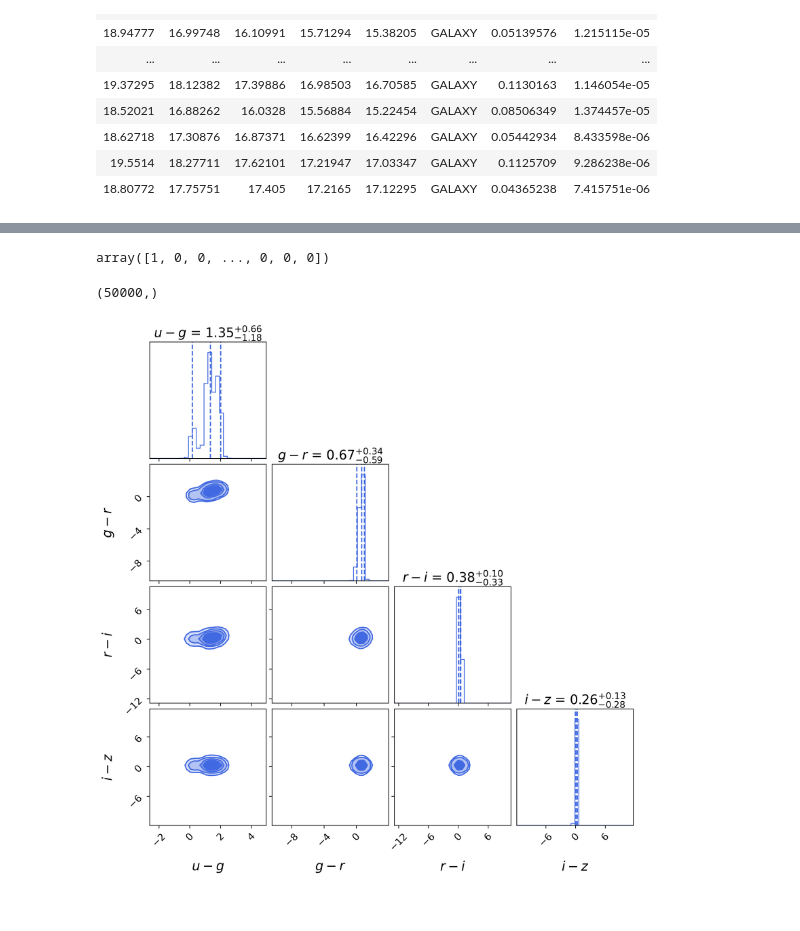
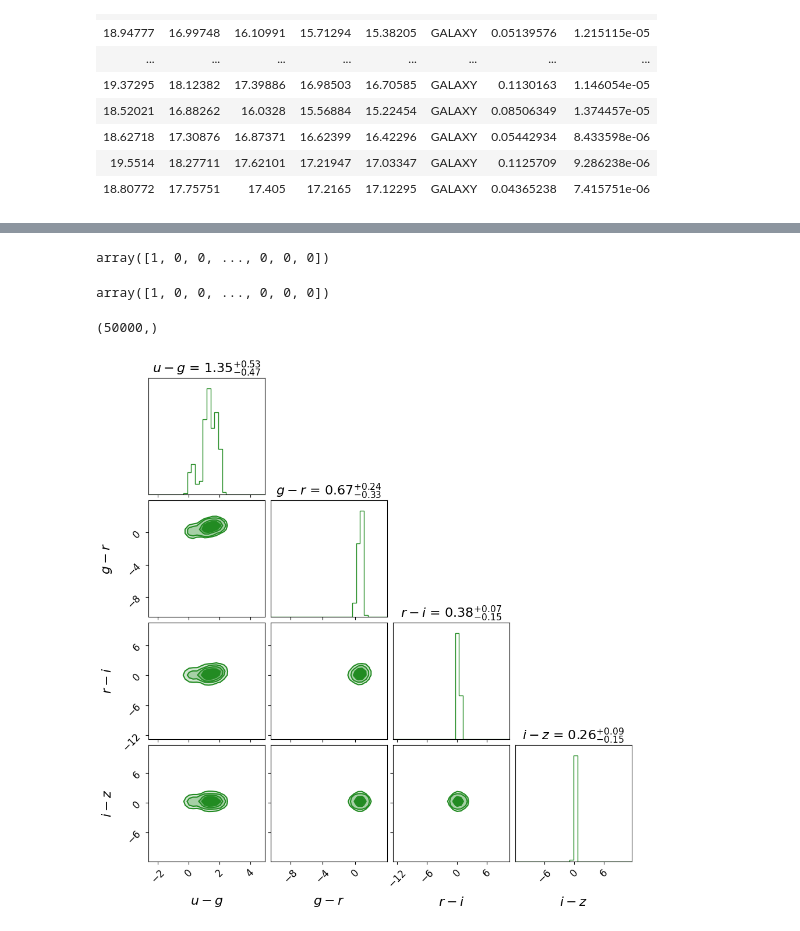
Before and after one commit to olli-e-benji/Astrostatistics-and-Machine-Learning-2023, a Jupyter notebook: working/L19_ClassificationQuasarGalaxy.ipynb, the cells around one changed output, grey strips where cells are left out. Saved outputs shown, nothing was run; the diff lists cells and outputs as text; code cells hidden in the pictures.

```diff
--- a/working/L19_ClassificationQuasarGalaxy.ipynb
+++ b/working/L19_ClassificationQuasarGalaxy.ipynb
@@ -59,7 +55,10 @@ kind = np.array(kind)
 # %%
-fast_kind = np.where(data['class'] == 'QSO', 1, 0)
+label = np.where(data['class'] == 'QSO', 1, 0)
+label
+# %% [output]
+array([1, 0, 0, ..., 0, 0, 0])
-# %%
-fast_kind
-# %% [output]
-array([1, 0, 0, ..., 0, 0, 0])
+# %%
+label
+# %% [output]
+array([1, 0, 0, ..., 0, 0, 0])
 # %%
@@ -73,23 +68,24 @@ tofit = np.column_stack([u_g, g_r, r_i, i_z])
 # %%
+tofit = np.column_stack([u_g, g_r, r_i, i_z])
 labels = [r"$u-g$", r"$g-r$", r"$r-i$", r"$i-z$"]
 
 #Pretty-plotting arguments for corner plots
 CORNER_KWARGS = dict(
     smooth = 1,
     label_kwargs = dict(fontsize=16),
     title_kwargs = dict(fontsize=16),
     bins = 30,
     labels = labels,
-    quantiles = [0.05, 0.50, 0.95],
+    #quantiles = [0.05, 0.50, 0.95],
     levels = [0.50, 0.68, 0.85, 0.95],
-    color = 'royalblue',
+    color = 'forestgreen',
     plot_density = False,
     plot_datapoints = False,
     fill_contours = True,
     show_titles = True,
     max_n_ticks = 4
 )
 
 corner.corner(tofit, **CORNER_KWARGS);
 # %% [output]
-[figure, old version]
+[figure, new version]
```
Also changed, not shown: parts of 12 cells of this notebook.
